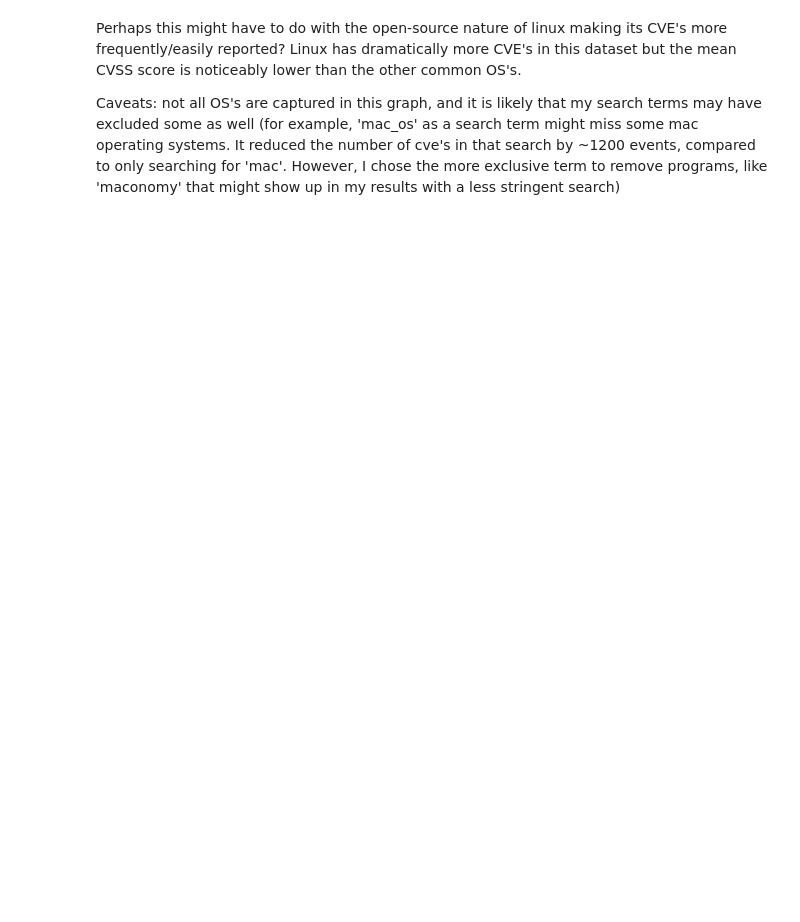
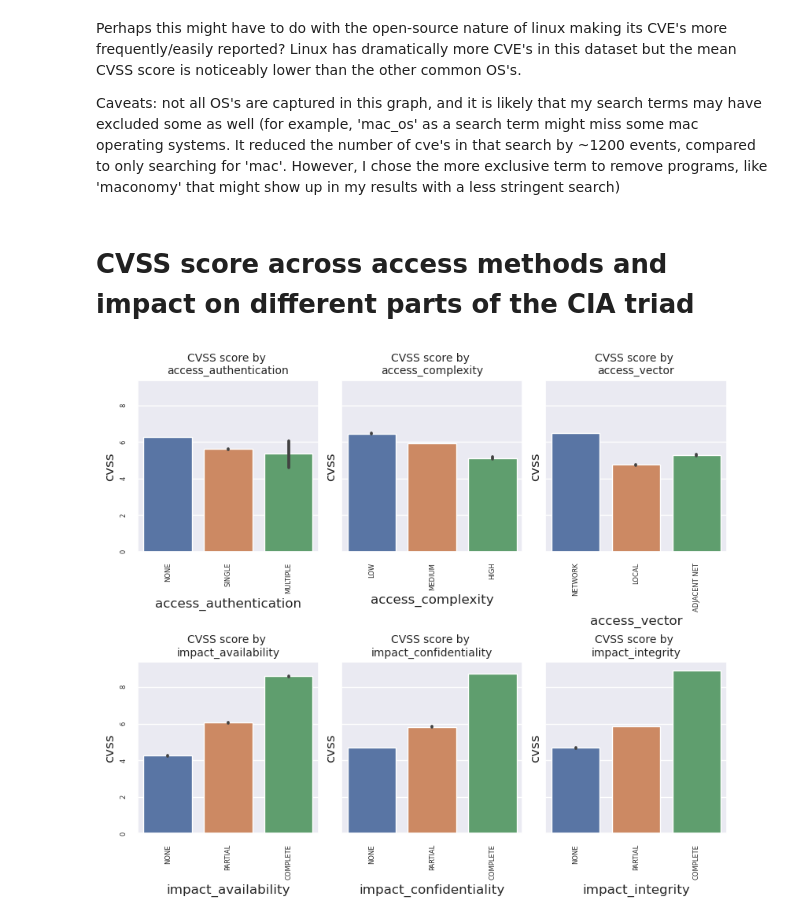
Before and after one commit to BenCaiello/BenCaiello, a Jupyter notebook: CVE dataset.ipynb, the cells around one changed output. Cells and saved outputs as stored; diff of their text form; code cells hidden in the pictures; blank space fills up the shorter version.

```diff
--- a/CVE dataset.ipynb
+++ b/CVE dataset.ipynb
@@ -325,3 +263,22 @@ Perhaps this might have to do with the open-source nature of linux making its CV
 
 
 Caveats: not all OS's are captured in this graph, and it is likely that my search terms may have excluded some as well (for example, 'mac_os' as a search term might miss some mac operating systems. It reduced the number of cve's in that search by ~1200 events, compared to only searching for 'mac'. However, I chose the more exclusive term to remove programs, like 'maconomy' that might show up in my results with a less stringent search)
+# %% [markdown]
+# CVSS score across access methods and impact on different parts of the CIA triad
+# %%
+cols = file123.columns[8:14]
+file123['access_vector'] = file123['access_vector'].str.replace('_NETWORK',' NET')
+
+fig,ax = plt.subplots(nrows = 2,ncols=3,sharey=True,layout = 'constrained',figsize = (8,7))
+i = 0
+for axs in ax.flat:
+    if i < 3:
+        sns.barplot(x=cols[i],y='cvss',data=file123,ax=axs)
+    else:
+        sns.barplot(x=cols[i],y='cvss',data=file123,ax=axs,order=['NONE','PARTIAL','COMPLETE'])
+    axs.set_title('CVSS score by \n{}'.format(cols[i]),size = 10)
+    i += 1
+    axs.tick_params(labelrotation=90,labelsize=6)
+plt.show()
+# %% [output]
+[figure, added]
```
Also changed, not shown: parts of 18 cells of this notebook.
